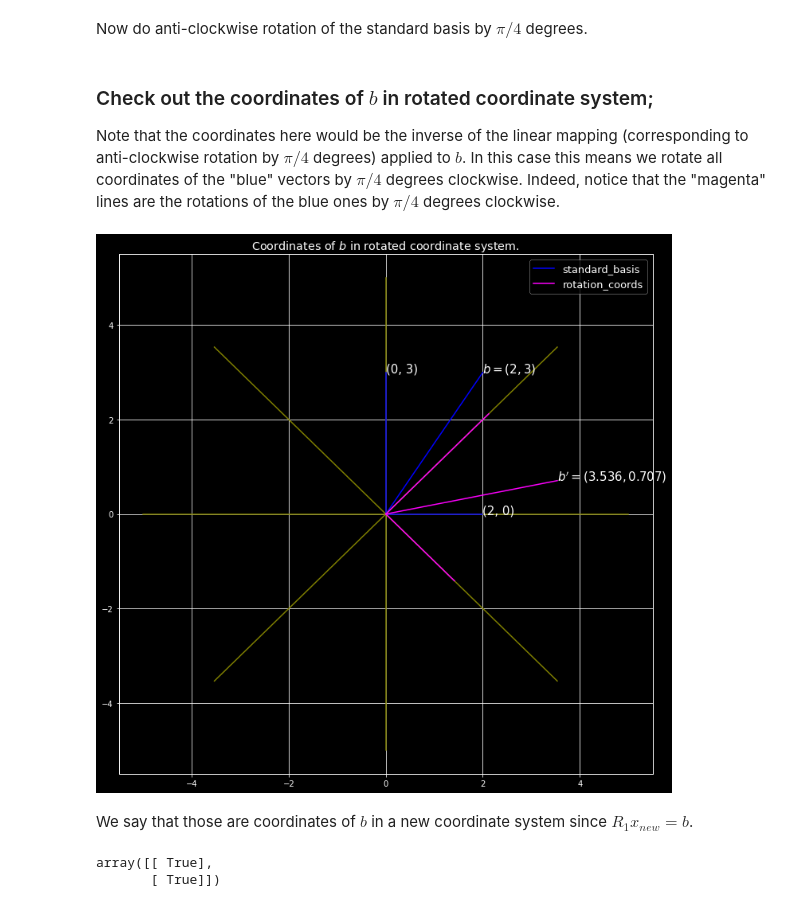
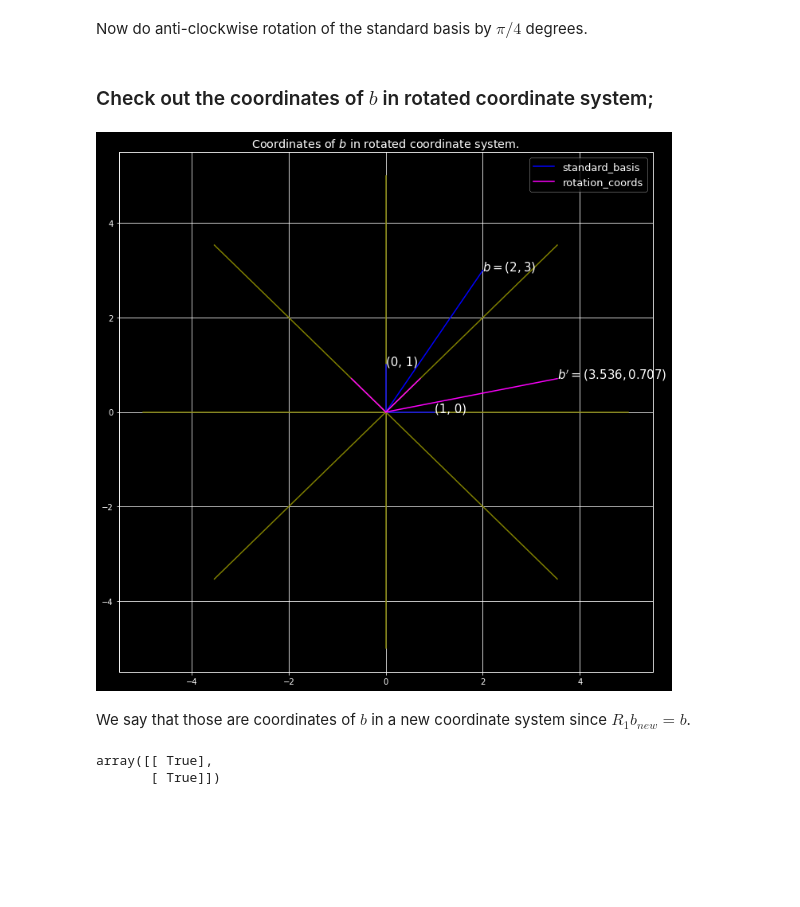
Before and after one commit to mariovas3/fun_maths, a Jupyter notebook: rotations_and_reflections.ipynb, the cells around one changed output. Saved outputs shown, nothing was run; the diff lists cells and outputs as text; code cells hidden in the pictures; blank space fills up the shorter version.

```diff
--- a/rotations_and_reflections.ipynb
+++ b/rotations_and_reflections.ipynb
@@ -42,40 +42,39 @@ R1[0, 1] = - np.sin(np.pi/4)
 Now do anti-clockwise rotation of the standard basis by $\pi/4$ degrees.
 # %%
 R1_inv = np.linalg.inv(R1)
-x11 = b[0] * R1_inv[:, 0]
-x12 = b[1] * R1_inv[:, 1]
+rotated_x = R1[:, 0]
+rotated_y = R1[:, 1]
 b_new_coordinates = R1_inv @ b
-# %% [markdown]
-### Check out the coordinates of $b$ in rotated coordinate system;
-Note that the coordinates here would be the inverse of the linear mapping (corresponding to anti-clockwise rotation by $\pi/4$ degrees) applied to $b$. In this case this means we rotate all coordinates of the "blue" vectors by $\pi/4$ degrees clockwise. Indeed, notice that the "magenta" lines are the rotations of the blue ones by $\pi/4$ degrees clockwise.
+# %% [markdown]
+### Check out the coordinates of $b$ in rotated coordinate system;
 # %%
 fig, ax = plt.subplots(figsize=(12, 12))
 # original coordinates of b;
 ax.plot([0, 0], [-5, 5], color="olive")
 ax.plot([-5, 5], [0, 0], color="olive")
-ax.plot([0, 0], [0, 3], color="blue", label="standard_basis")
-ax.plot([0, 2], [0, 0], color="blue")
+ax.plot([0, 0], [0, 1], color="blue", label="standard_basis")
+ax.plot([0, 1], [0, 0], color="blue")
 ax.plot([0, 2], [0, 3], color="blue")
-ax.annotate(text="(0, 3)", xy=(0, 3), size=15)
-ax.annotate(text="(2, 0)", xy=(2, 0), size=15)
+ax.annotate(text="(0, 1)", xy=(0, 1), size=15)
+ax.annotate(text="(1, 0)", xy=(1, 0), size=15)
 ax.annotate(text="$b=(2, 3)$", xy=(2, 3), size=15)
 
 # rotating the axes (making a new coordinate system);
 ax.plot([-np.sin(np.pi/4)*5, np.sin(np.pi/4)*5],
         [np.cos(np.pi/4)*5, -np.cos(np.pi/4)*5], color="olive")
 ax.plot([-np.cos(np.pi/4)*5, np.cos(np.pi/4)*5],
         [-np.sin(np.pi/4)*5, np.sin(np.pi/4)*5], color="olive")
 # representing the coordinates of b in the new coordinate system;
-ax.plot([0, x11[0]], [0, x11[1]], color="magenta", label="rotation_coords")
-ax.plot([0, x12[0]], [0, x12[1]], color="magenta")
+ax.plot([0, rotated_x[0]], [0, rotated_x[1]], color="magenta", label="rotation_coords")
+ax.plot([0, rotated_y[0]], [0, rotated_y[1]], color="magenta")
 ax.plot([0, b_new_coordinates[0][0]], [0, b_new_coordinates[1][0]], color="magenta")
 ax.annotate(f"$b'={b_new_coordinates[0][0].round(3), b_new_coordinates[1][0].round(3)}$",
            xy=(b_new_coordinates[0][0], b_new_coordinates[1][0]), size=15)
 ax.set_title("Coordinates of $b$ in rotated coordinate system.")
 ax.legend(fontsize=13)
 plt.show()
 # %% [output]
-[figure, old version]
+[figure, new version]
 # %% [markdown]
-We say that those are coordinates of $b$ in a new coordinate system since $R_1x_{new}=b$.
+We say that those are coordinates of $b$ in a new coordinate system since $R_1b_{new}=b$.
 # %%
```
Also changed, not shown: parts of 8 cells of this notebook.
